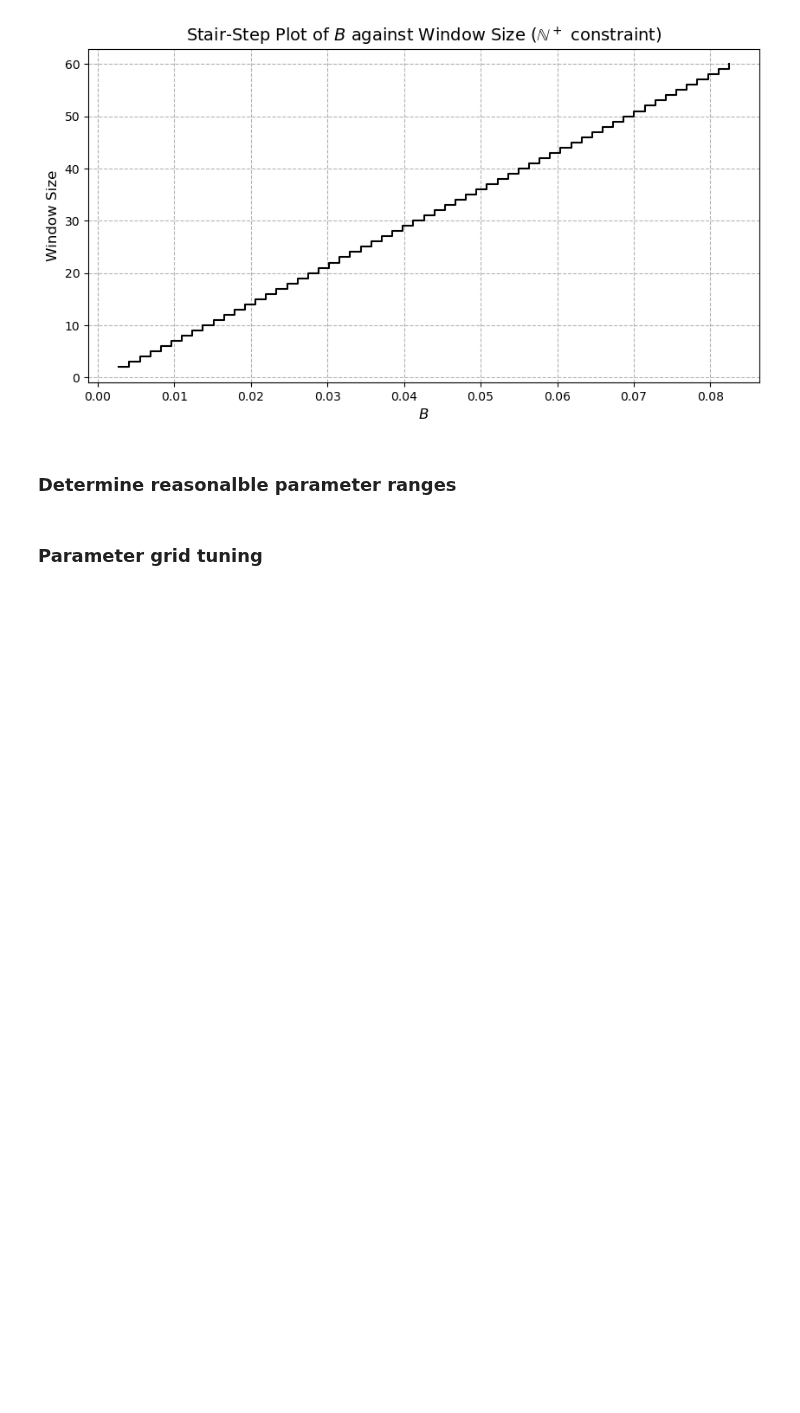
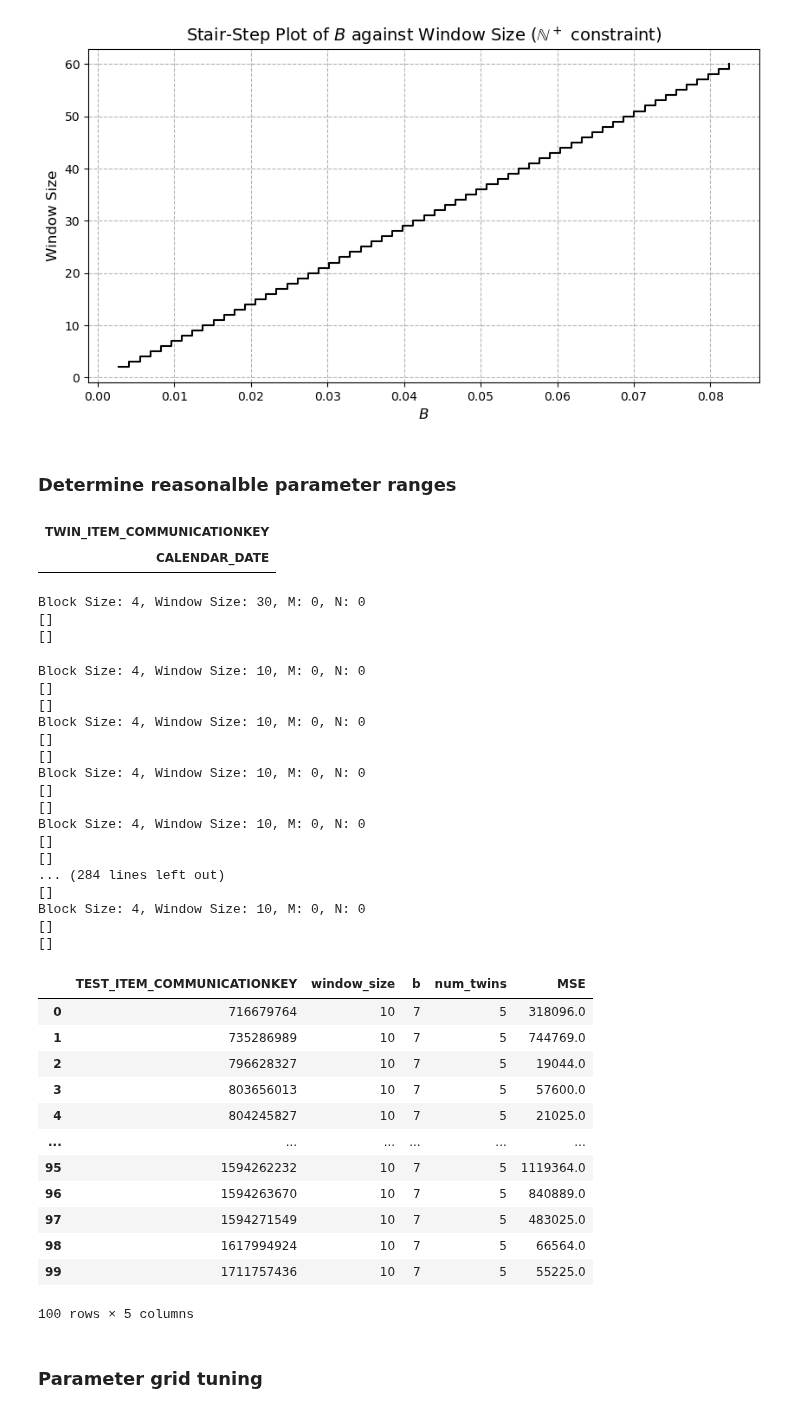
Before and after one commit to chrisnhr/Diplom, a Jupyter notebook: bootstrapping.ipynb, the cells around one changed output. Cells and saved outputs as stored; diff of their text form; code cells hidden in the pictures; blank space fills up the shorter version.

Commit message:
update bootstrapping notebook: enhance data processing and improve visualization methods

```diff
--- a/bootstrapping.ipynb
+++ b/bootstrapping.ipynb
@@ -166,7 +166,7 @@ $$
 W_p(\mu_1, \mu_2) = \left( \int_0^1 \left| F_1^{-1}(q) - F_2^{-1}(q) \right|^p \, dq \right)^{\frac{1}{p}}
 $$
 # %%
-class Evaluation:
+class Metrics:
 
     @staticmethod
     def mse(test_data: pd.Series, bootstrap_samples: pd.Series) -> float:
@@ -257,0 +261,11 @@ param_grid = [(w, b, 10) for w in window_size for b in block_sizes]
+# %%
+InputData().get_twin_item(5, 716679764)
+# %% [output]
+| TWIN_ITEM_COMMUNICATIONKEY |
+| CALENDAR_DATE |
+# %%
+ergebnis = Sampling.lb_bootstrap(InputData().get_twin_item(8, 716679764), 30, 4)
+# %% [output]
+Block Size: 4, Window Size: 30, M: 0, N: 0
+[]
+[]
@@ -258,2 +324,38 @@ param_grid = [(w, b, 10) for w in window_size for b in block_sizes]
+# %%
+evaluator = Evaluation(InputData())
+# %%
+evaluator.full_evalutation(10, 4, 5)
+#J... sind leer?
+# %% [output]
+Block Size: 4, Window Size: 10, M: 0, N: 0
+[]
+[]
+Block Size: 4, Window Size: 10, M: 0, N: 0
+[]
+[]
+Block Size: 4, Window Size: 10, M: 0, N: 0
+[]
+[]
+Block Size: 4, Window Size: 10, M: 0, N: 0
+[]
+[]
+... (284 lines left out)
+[]
+Block Size: 4, Window Size: 10, M: 0, N: 0
+[]
+[]
+|  | TEST_ITEM_COMMUNICATIONKEY | window_size | b | num_twins | MSE |
+| 0 | 716679764 | 10 | 7 | 5 | 318096.0 |
+| 1 | 735286989 | 10 | 7 | 5 | 744769.0 |
+| 2 | 796628327 | 10 | 7 | 5 | 19044.0 |
+| 3 | 803656013 | 10 | 7 | 5 | 57600.0 |
+| 4 | 804245827 | 10 | 7 | 5 | 21025.0 |
+| ... | ... | ... | ... | ... | ... |
+| 95 | 1594262232 | 10 | 7 | 5 | 1119364.0 |
+| 96 | 1594263670 | 10 | 7 | 5 | 840889.0 |
+| 97 | 1594271549 | 10 | 7 | 5 | 483025.0 |
+| 98 | 1617994924 | 10 | 7 | 5 | 66564.0 |
+| 99 | 1711757436 | 10 | 7 | 5 | 55225.0 |
+100 rows × 5 columns
 # %% [markdown]
 ### Parameter grid tuning
```
Also changed, not shown: parts of 5 cells of this notebook.
